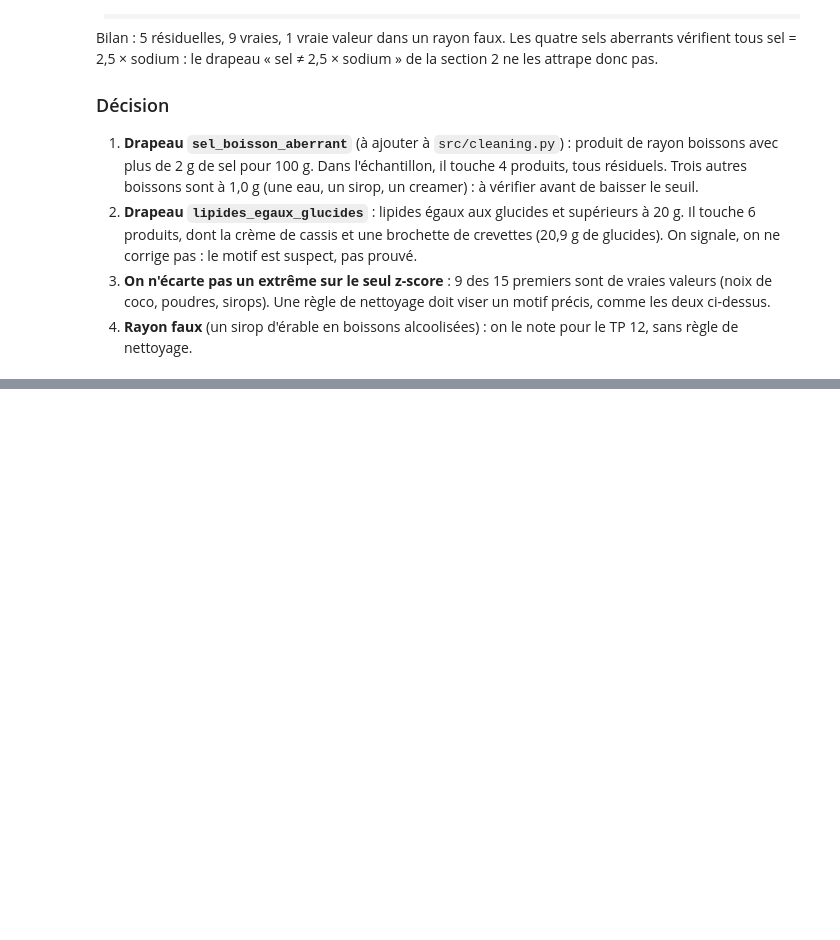
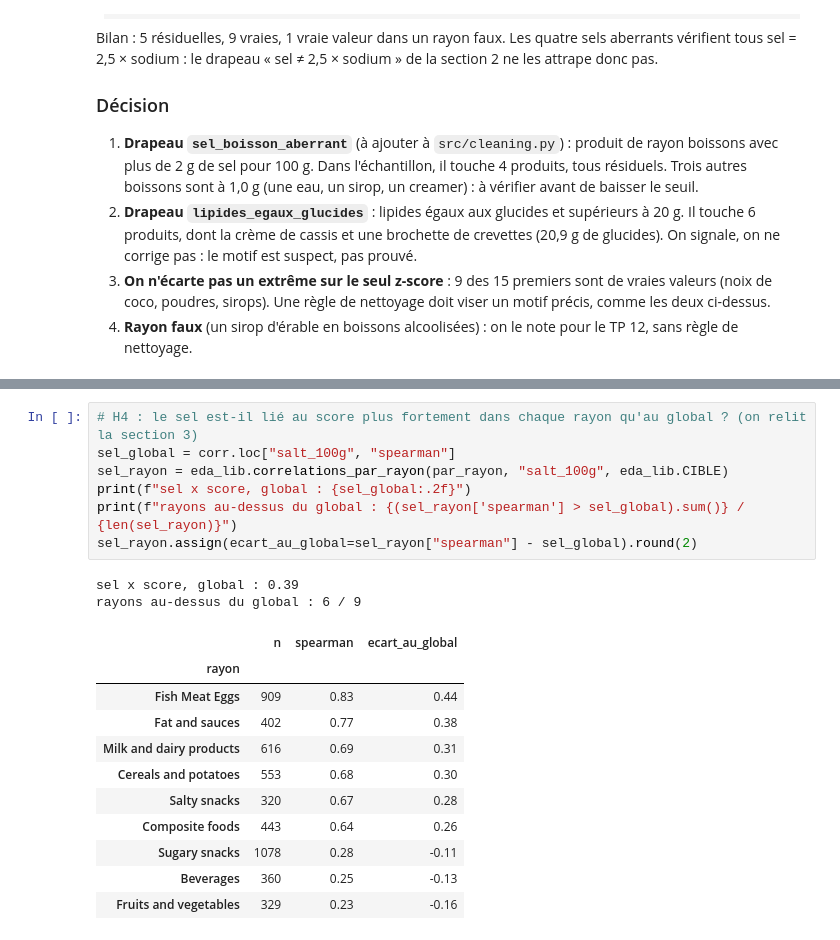
Before and after one commit to SDMM27/NutriScope, a Jupyter notebook: notebooks/eda_reference.ipynb, the cells around one changed output, grey strips where cells are left out. Saved outputs shown, nothing was run; the diff lists cells and outputs as text; blank space fills up the shorter version.

Commit message:
ajoute les sections 5 et 6 du notebook (hypothèses, registre, synthèse)

```diff
--- a/notebooks/eda_reference.ipynb
+++ b/notebooks/eda_reference.ipynb
@@ -683,0 +752,21 @@ Quelles hypothèses tiennent une fois stratifiées par rayon ?
+# %%
+# H4 : le sel est-il lié au score plus fortement dans chaque rayon qu'au global ? (on relit la section 3)
+sel_global = corr.loc["salt_100g", "spearman"]
+sel_rayon = eda_lib.correlations_par_rayon(par_rayon, "salt_100g", eda_lib.CIBLE)
+print(f"sel x score, global : {sel_global:.2f}")
+print(f"rayons au-dessus du global : {(sel_rayon['spearman'] > sel_global).sum()} / {len(sel_rayon)}")
+sel_rayon.assign(ecart_au_global=sel_rayon["spearman"] - sel_global).round(2)
+# %% [output]
+sel x score, global : 0.39
+rayons au-dessus du global : 6 / 9
+|  | n | spearman | ecart_au_global |
+| rayon |  |  |  |
+| Fish Meat Eggs | 909 | 0.83 | 0.44 |
+| Fat and sauces | 402 | 0.77 | 0.38 |
+| Milk and dairy products | 616 | 0.69 | 0.31 |
+| Cereals and potatoes | 553 | 0.68 | 0.30 |
+| Salty snacks | 320 | 0.67 | 0.28 |
+| Composite foods | 443 | 0.64 | 0.26 |
+| Sugary snacks | 1078 | 0.28 | -0.11 |
+| Beverages | 360 | 0.25 | -0.13 |
+| Fruits and vegetables | 329 | 0.23 | -0.16 |
```
Also changed, not shown: parts of 13 cells of this notebook, 1 other file.
